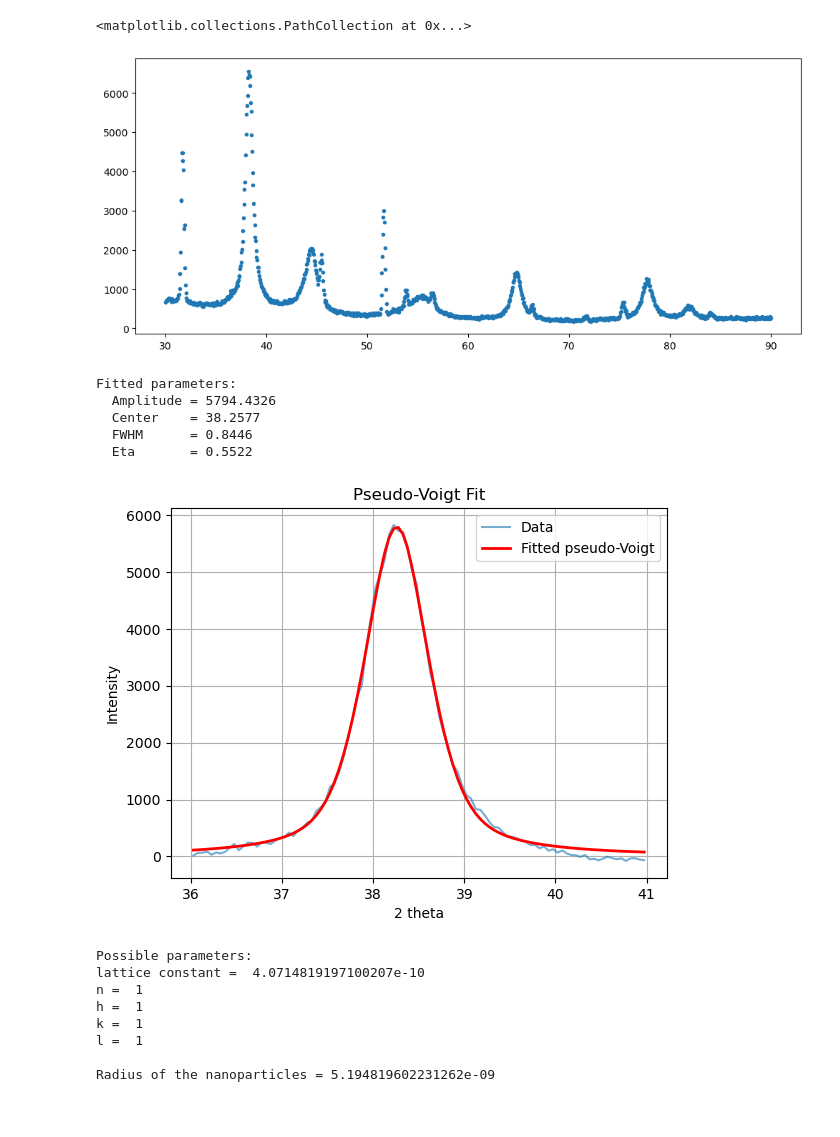
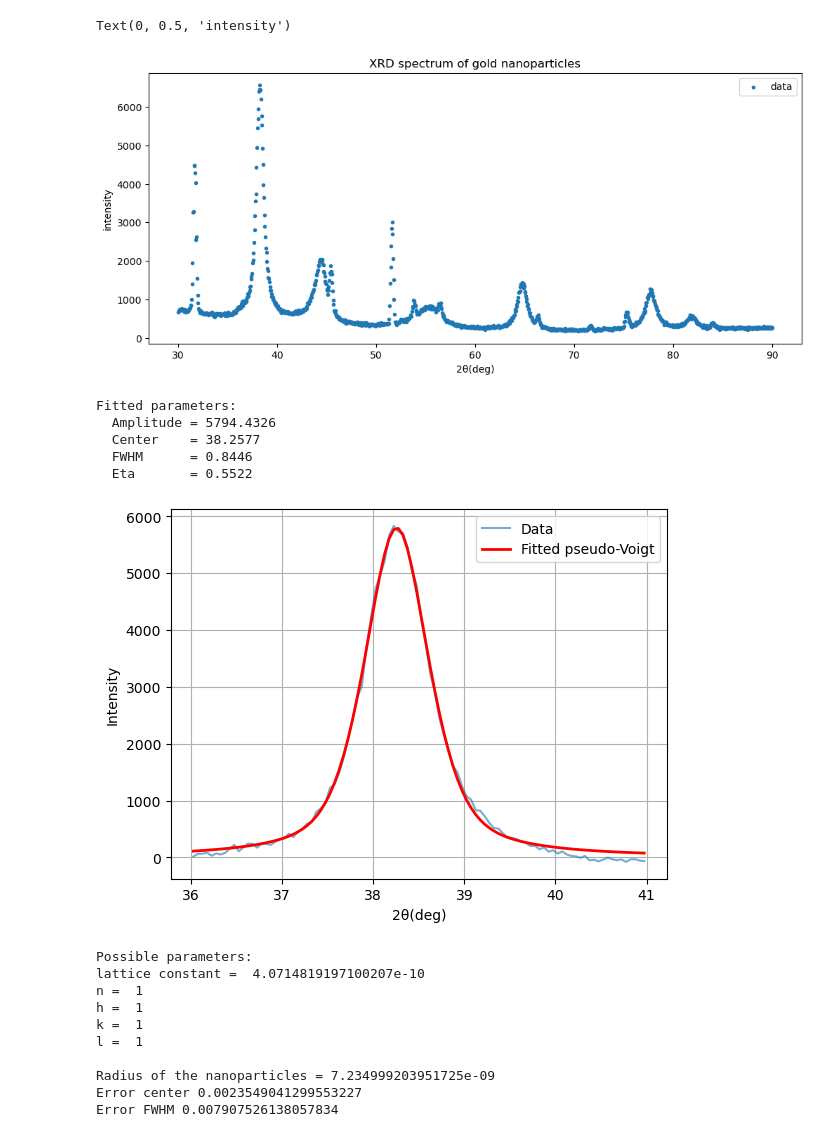
Before and after one commit to fdv1403/NanoPhysLab, a Jupyter notebook: labo2.ipynb, the cells around one changed output. Drawn from its saved outputs; the diff is of its cells as text; code cells hidden in the pictures.

```diff
--- a/labo2.ipynb
+++ b/labo2.ipynb
@@ -5,12 +5,16 @@ from scipy.optimize import curve_fit
 # %%
 data = np.loadtxt('gixrd_scan05_om0p6_th30-90_G1.xy')
 theta_2=data[:,0]
 intensity=data[:,1]
 plt.figure(figsize=(12, 5))
-plt.scatter(theta_2,intensity,marker=".")
+plt.scatter(theta_2,intensity,label="data",marker=".")
+plt.legend()
+plt.title("XRD spectrum of gold nanoparticles")
+plt.xlabel("2θ(deg)")
+plt.ylabel("intensity")
 # %% [output]
-<matplotlib.collections.PathCollection at 0x...>
+Text(0, 0.5, 'intensity')
-[figure, old version]
+[figure, new version]
 # %%
 def select_angle(angle1,angle2):
         i=1
@@ -80,9 +84,8 @@ y_fit = pseudo_voigt(x_data, *popt)
 plt.plot(x_data, y_data, label='Data', alpha=0.6)
 plt.plot(x_data, y_fit, label='Fitted pseudo-Voigt', color='red', linewidth=2)
 plt.legend()
-plt.xlabel('2 theta')
+plt.xlabel("2θ(deg)")
 plt.ylabel('Intensity')
-plt.title('Pseudo-Voigt Fit')
 plt.grid(True)
 plt.show()
 
@@ -108,15 +111,19 @@ for n in range (1 , 4):
 #estimation of the radius of the nanoparticles
 
 beta=np.sqrt(fwhm_fit**2-0.27**2)*np.pi/(180)
+beta=(fwhm_fit-0.27)*np.pi/(180)
 D_v = 0.89*lam/(beta*np.cos(theta/2))
 print(f"Radius of the nanoparticles = {D_v/2}")
+
+print("Error center",np.sqrt(pcov[1,1]))
+print("Error FWHM",np.sqrt(pcov[2,2]))
 # %% [output]
 Fitted parameters:
   Amplitude = 5794.4326
   Center    = 38.2577
   FWHM      = 0.8446
   Eta       = 0.5522
-[figure, old version]
+[figure, new version]
 Possible parameters:
 lattice constant =  4.0714819197100207e-10
 n =  1
@@ -124,7 +131,9 @@ h =  1
 k =  1
 l =  1
 
-Radius of the nanoparticles = 5.194819602231262e-09
+Radius of the nanoparticles = 7.234999203951725e-09
+Error center 0.0023549041299553227
+Error FWHM 0.007907526138057834
 # %%
 #double Pseudo-Voigt
 def double_pseudo_voigt(x, amplitude1, center1, fwhm1, eta1, amplitude2, center2, fwhm2, eta2):
```
Also changed, not shown: parts of 3 cells of this notebook.
